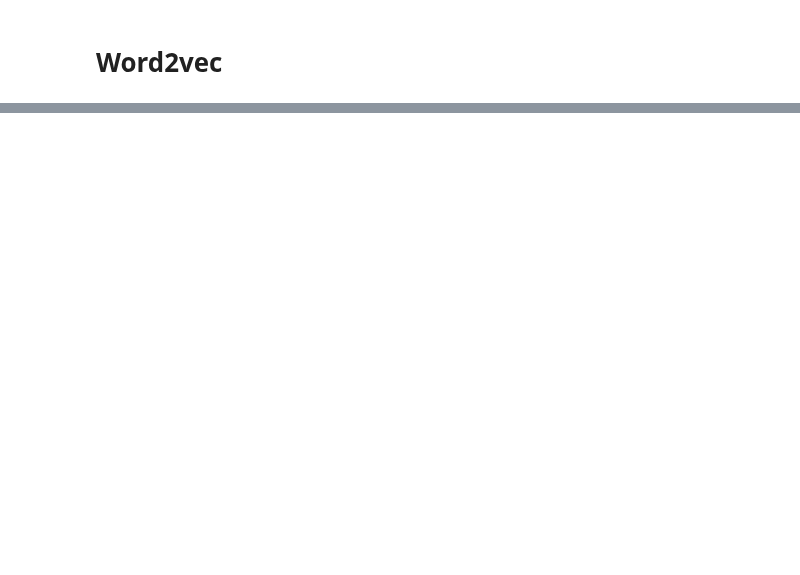
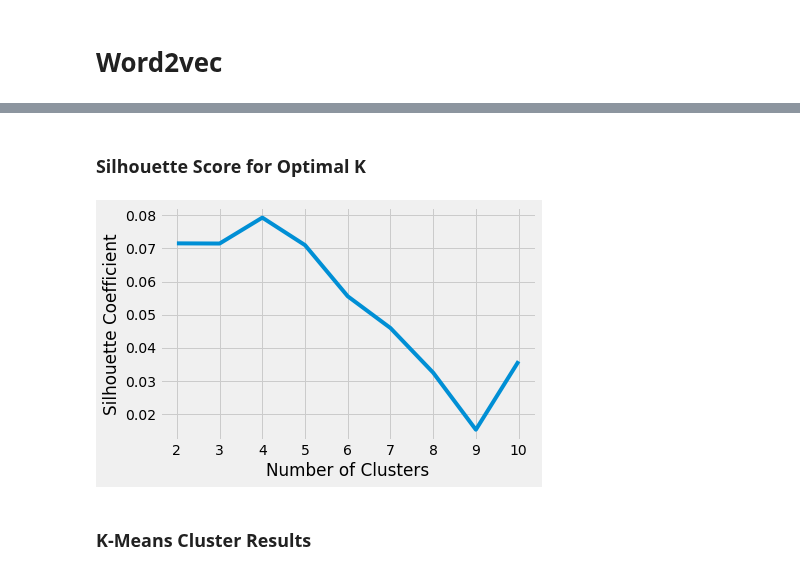
Before and after one commit to eunchanity/davids_repo, a Jupyter notebook: projects/project4_chopped/notebooks/project4_chopped.ipynb, the cells around one changed output, grey strips where cells are left out. Saved outputs shown, nothing was run; the diff lists cells and outputs as text; code cells hidden in the pictures; blank space fills up the shorter version.

```diff
--- a/projects/project4_chopped/notebooks/project4_chopped.ipynb
+++ b/projects/project4_chopped/notebooks/project4_chopped.ipynb
@@ -161,0 +256,8 @@ model.most_similar('baby octopus bok choy oyster sauce smoked paprika')
+# %% [markdown]
+### Silhouette Score for Optimal K
+# %%
+silhouette_plot(entrees_matrix)
+# %% [output]
+[figure, added]
+# %% [markdown]
+### K-Means Cluster Results
```
Also changed, not shown: parts of 74 cells of this notebook, 6 other files.
